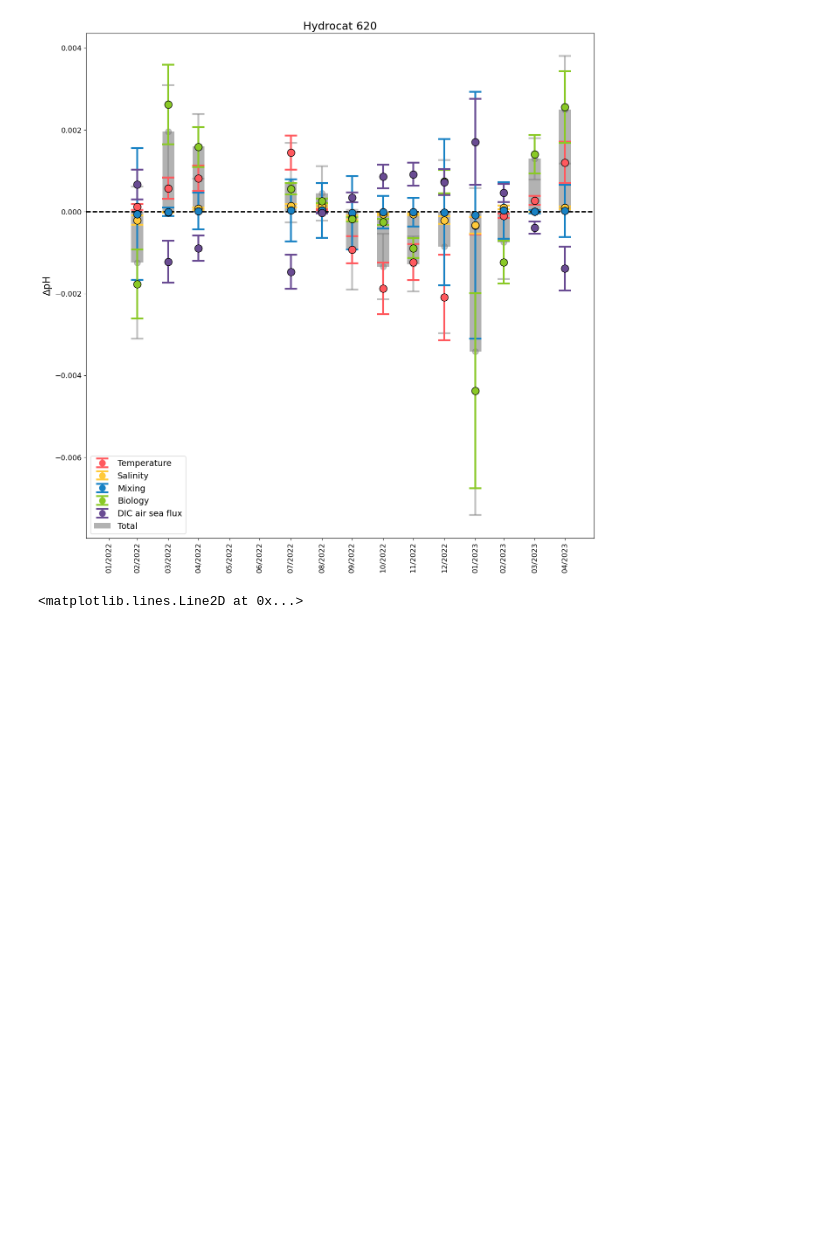
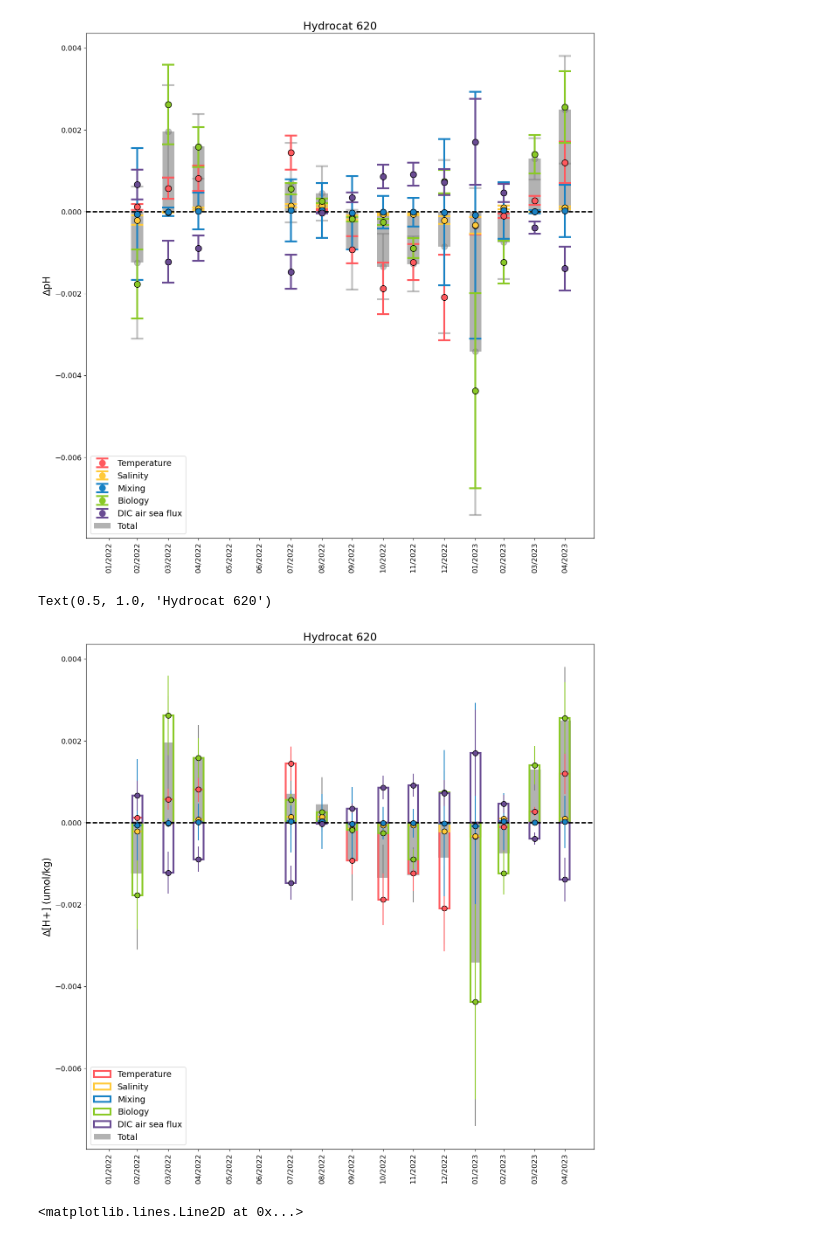
Before and after one commit to abby-baskind/phyto, a Jupyter notebook: decomposition/ALL_deco.ipynb, the cells around one changed output. Drawn from its saved outputs; the diff is of its cells as text; code cells hidden in the pictures; blank space fills up the shorter version.

```diff
--- a/decomposition/ALL_deco.ipynb
+++ b/decomposition/ALL_deco.ipynb
@@ -299,6 +299,56 @@ ax.set_title(title, fontsize = 18)
 # %% [output]
 Text(0.5, 1.0, 'Hydrocat 620')
 [figure]
+# %%
+fig, ax = plt.subplots(figsize = [15,15])
+
+df = comp620
+dt = std620
+title = 'Hydrocat 620'
+
+# TEMPERATURE
+ax.bar(df['DateTime'], df['Temperature'], yerr = dt['Temperature'], label = 'Temperature',
+        facecolor = 'None', edgecolor = red, width = 10, ecolor = red, lw = 3)
+ax.scatter(df['DateTime'], df['Temperature'], facecolors = red, edgecolors = 'k', s = 75, zorder = 3)
+
+# SALINITY
+ax.bar(df['DateTime'], df['Salinity'], yerr = dt['Salinity'], label = 'Salinity',
+            facecolor = 'None', edgecolor = yellow, width = 10, ecolor = yellow, lw = 3)
+ax.scatter(df['DateTime'], df['Salinity'], facecolors = yellow, edgecolors = 'k', s = 75, zorder = 3)
+
+# MIXING
+ax.bar(df['DateTime'], df['Total mixing'], yerr = dt['Total mixing'], label = 'Mixing',
+            facecolor = 'None', edgecolor = blue, width = 10, ecolor = blue, lw = 3)
+ax.scatter(df['DateTime'], df['Total mixing'], facecolors = blue, edgecolors = 'k', s = 75, zorder = 3)
+
+# BIO
+ax.bar(df['DateTime'], df['Total bio'], yerr = dt['Total bio'], label = 'Biology',
+            facecolor = 'None', edgecolor = green, width = 10, ecolor = green, lw = 3)
+ax.scatter(df['DateTime'], df['Total bio'], facecolors = green, edgecolors = 'k', s = 75, zorder = 3)
+
+# AIR SEA FLUX
+ax.bar(df['DateTime'], df['DIC air sea flux'], yerr = dt['DIC ASF'], label = 'DIC air sea flux',
+            facecolor = 'None', edgecolor = purple, width = 10, ecolor = purple, lw = 3)
+ax.scatter(df['DateTime'], df['DIC air sea flux'], facecolors = purple, edgecolors = 'k', s = 75, zorder = 3)
+
+# TOTAL
+ax.axhline(y=0.0, color='k', linestyle='dashed', lw = 2)
+# ax.errorbar(df['DateTime'], df['Total'], yerr = dt['Total error'],
+#             fmt='o',capsize = 10, color = 'gray', lw = 3, capthick = 3, markersize = 10, alpha = 0.5, zorder = 1)
+ax.bar(df['DateTime'], df['Total'], yerr = dt['Total error'],
+       color = 'gray', ecolor = 'gray', width = 12,label = 'Total', alpha = 0.6, zorder = 0)
+
+ax.set_xticks(df.index)
+ax.set_xticklabels(df.index.strftime('%m/%Y'), fontsize = 14)
+ax.tick_params('x',labelsize = 12, labelrotation = 90)
+ax.tick_params('y',labelsize = 12)
+ax.set_ylabel('∆[H+] (umol/kg)', fontsize = 16)
+
+ax.legend(fontsize = 14)
+ax.set_title(title, fontsize = 18)
+# %% [output]
+Text(0.5, 1.0, 'Hydrocat 620')
+[figure, added]
 # %%
 temp = df['Temperature']
 sal = df['Salinity']
```
Also changed, not shown: parts of 1 cell of this notebook, 6 other files.
